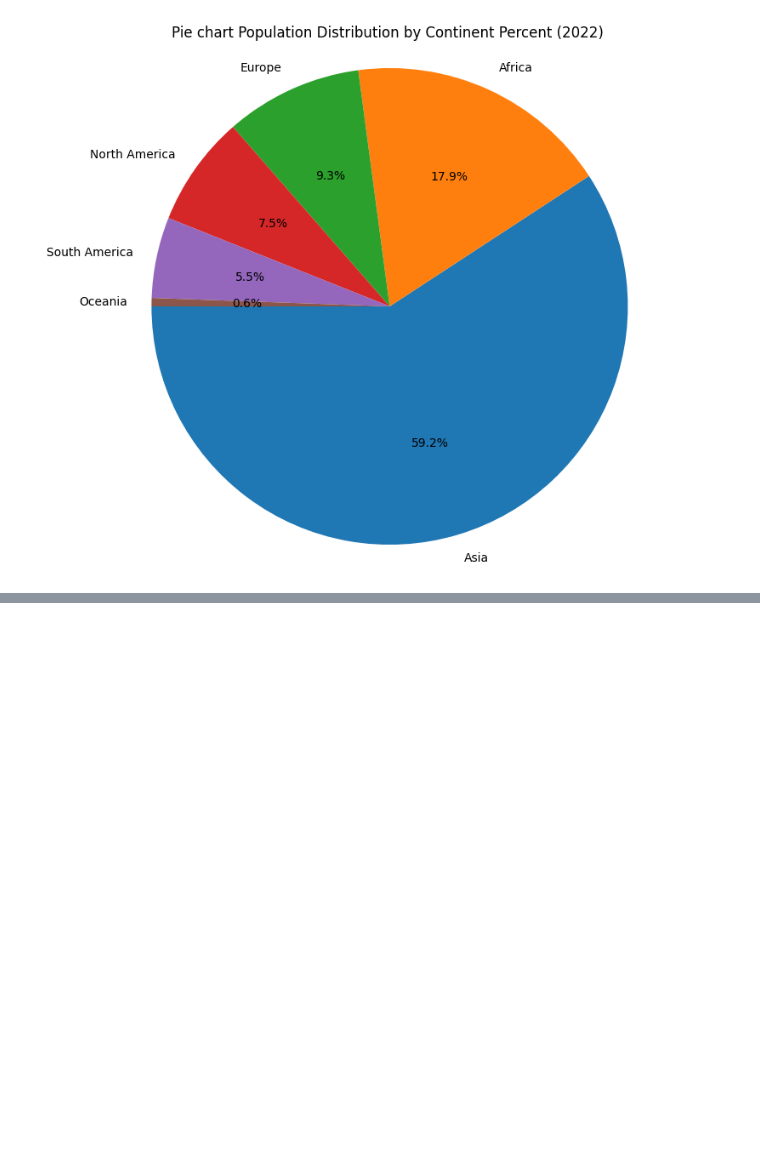
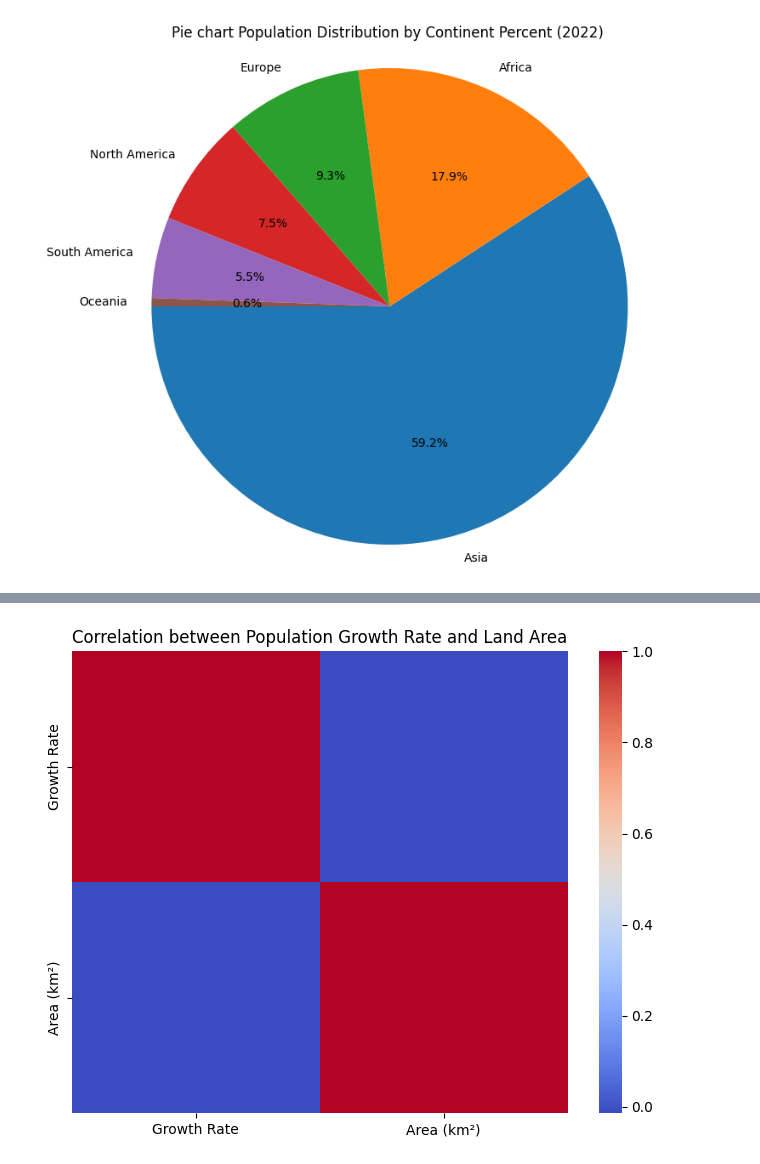
Before and after one commit to Deyonrose/labexercises, a Jupyter notebook: 2348513_rm_eda.ipynb, the cells around one changed output, grey strips where cells are left out. Saved outputs shown, nothing was run; the diff lists cells and outputs as text; code cells hidden in the pictures; blank space fills up the shorter version.

```diff
--- a/2348513_rm_eda.ipynb
+++ b/2348513_rm_eda.ipynb
@@ -137,0 +166,10 @@ plt.show()
+# %%
+# Plotting a heatmap to show the correlation between population growth rate and land area
+correlation_matrix = df[['Growth Rate', 'Area (km²)']].corr()
+
+plt.figure(figsize=(8, 6))
+sns.heatmap(correlation_matrix, cmap='coolwarm', fmt='.2f')
+plt.title('Correlation between Population Growth Rate and Land Area')
+plt.show()
+# %% [output]
+[figure, added]
```
Also changed, not shown: parts of 16 cells of this notebook.
